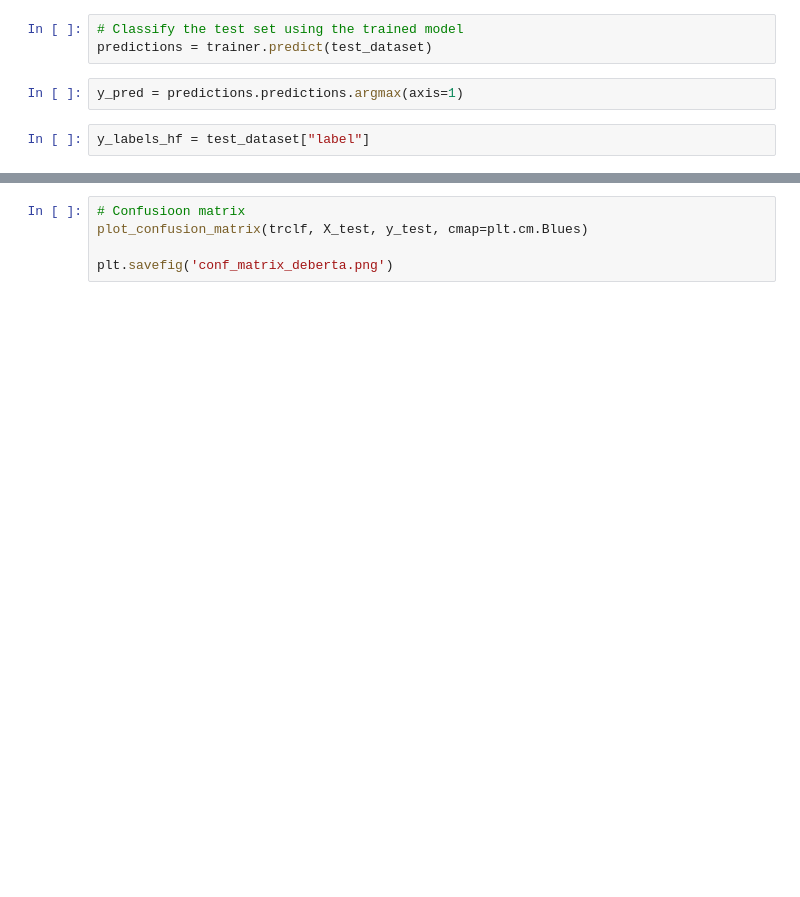
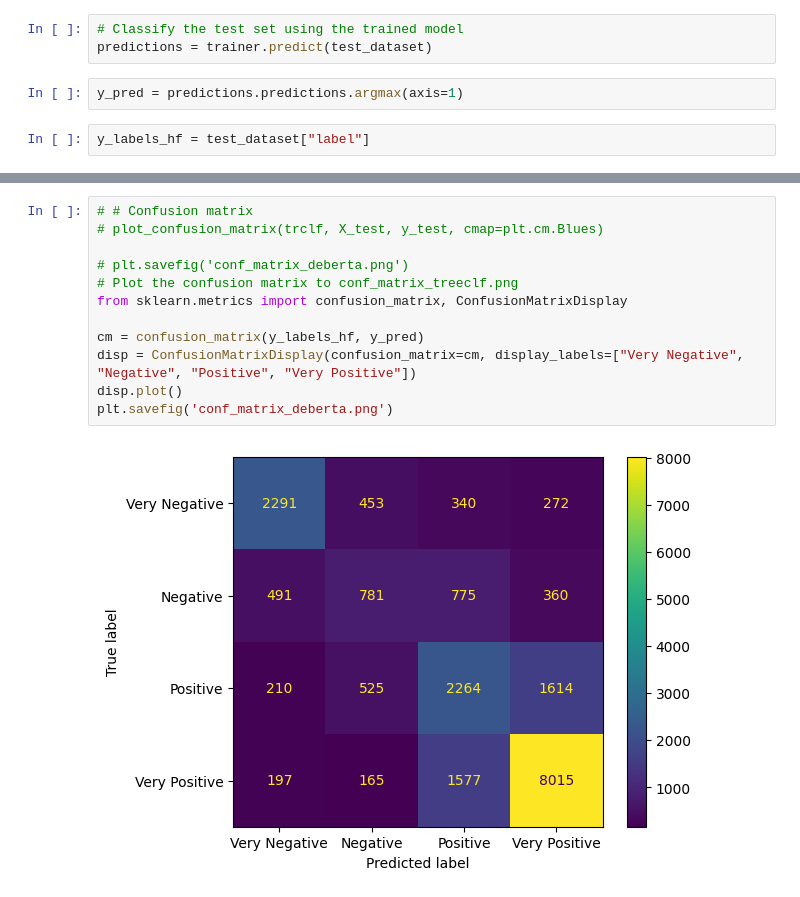
Before and after one commit to Shamdan17/IMDB-Scraping-Analysis, a Jupyter notebook: experiments.ipynb, the cells around one changed output, grey strips where cells are left out. Drawn from its saved outputs; the diff is of its cells as text; blank space fills up the shorter version.

```diff
--- a/experiments.ipynb
+++ b/experiments.ipynb
@@ -426,5 +432,14 @@ Error:
-# %%
-# Confusioon matrix
-plot_confusion_matrix(trclf, X_test, y_test, cmap=plt.cm.Blues)
-
-plt.savefig('conf_matrix_deberta.png')
+# %%
+# # Confusion matrix
+# plot_confusion_matrix(trclf, X_test, y_test, cmap=plt.cm.Blues)
+
+# plt.savefig('conf_matrix_deberta.png')
+# Plot the confusion matrix to conf_matrix_treeclf.png
+from sklearn.metrics import confusion_matrix, ConfusionMatrixDisplay
+
+cm = confusion_matrix(y_labels_hf, y_pred)
+disp = ConfusionMatrixDisplay(confusion_matrix=cm, display_labels=["Very Negative", "Negative", "Positive", "Very Positive"])
+disp.plot()
+plt.savefig('conf_matrix_deberta.png')
+# %% [output]
+[figure, added]
```
Also changed, not shown: parts of 19 cells of this notebook.
